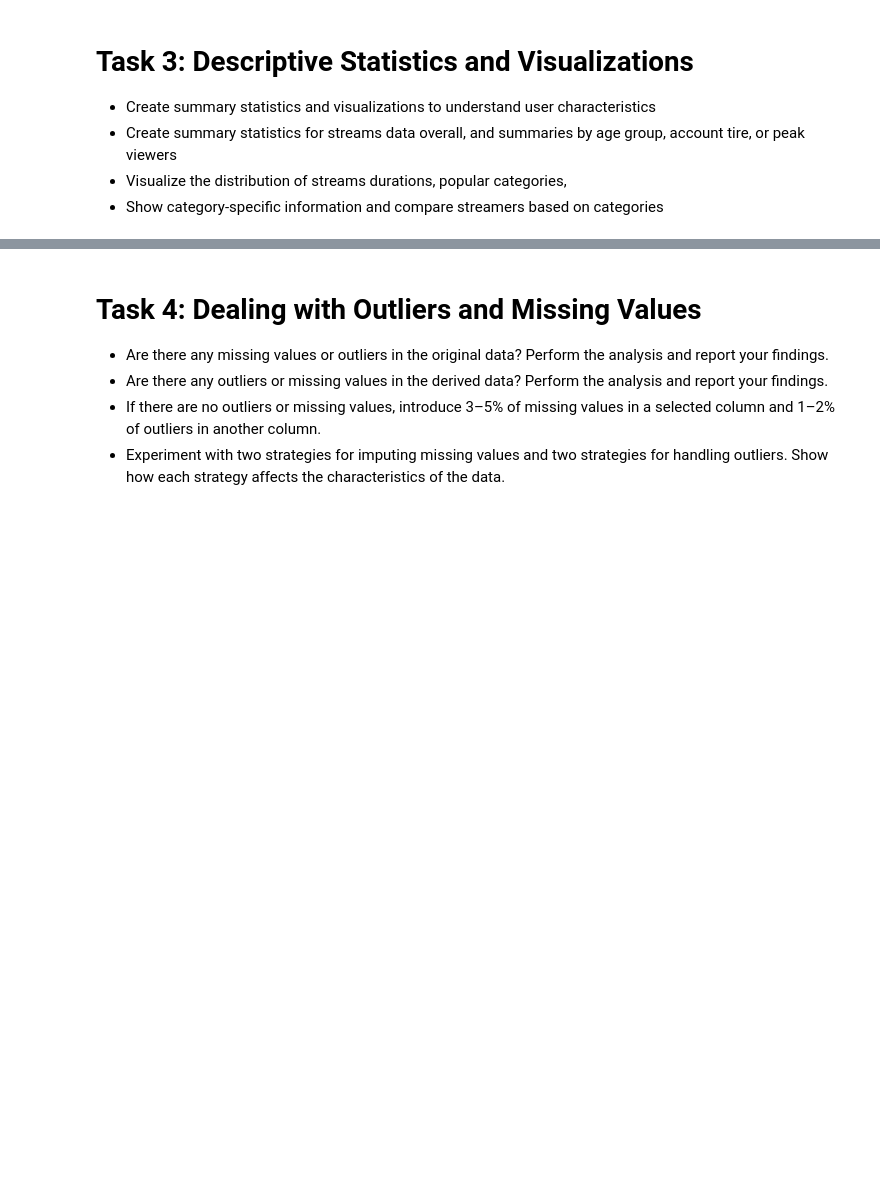
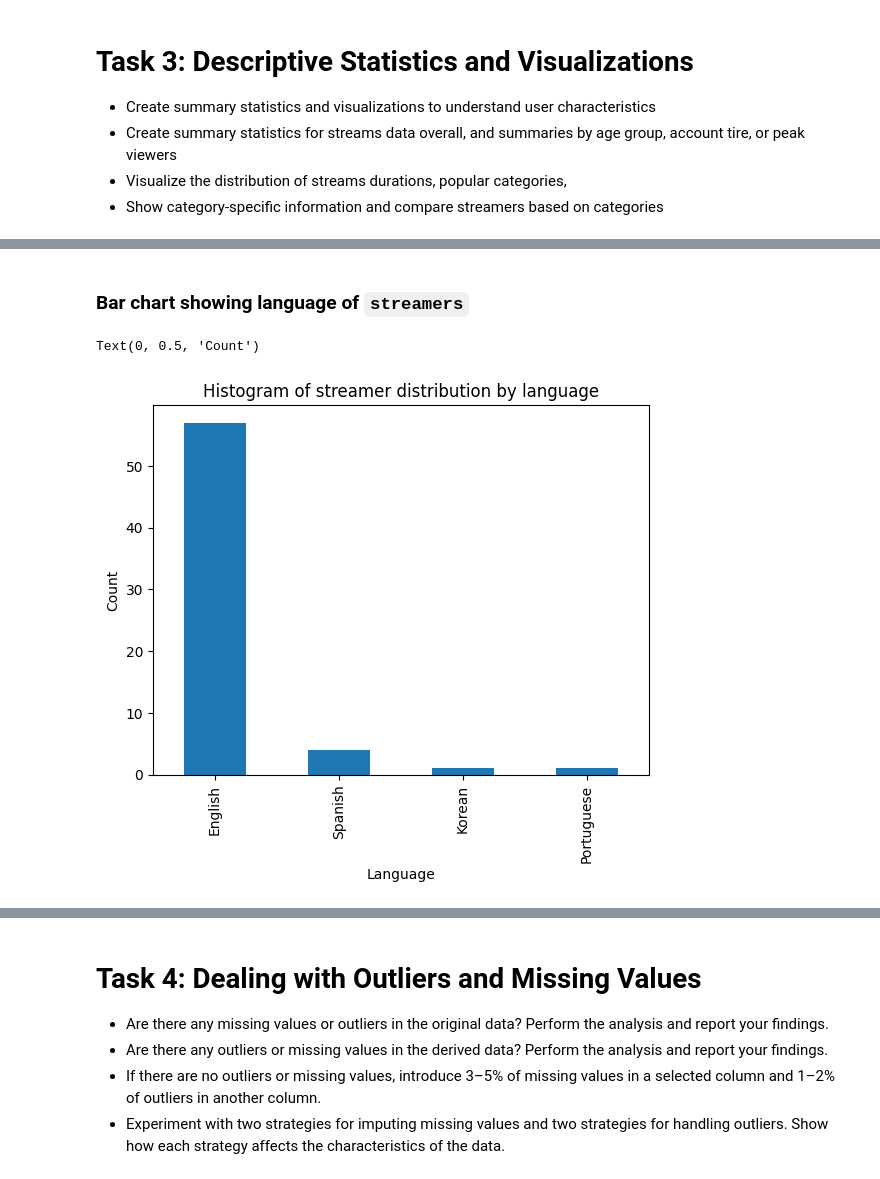
Before and after one commit to atifmmahmud/mahmud_atif_Assignment01, a Jupyter notebook: iat461_a1_atifm.ipynb, the cells around one changed output, grey strips where cells are left out. Saved outputs shown, nothing was run; the diff lists cells and outputs as text; code cells hidden in the pictures; blank space fills up the shorter version.

```diff
--- a/iat461_a1_atifm.ipynb
+++ b/iat461_a1_atifm.ipynb
@@ -566,0 +716,11 @@ The issues found are listed below:
+# %% [markdown]
+### Bar chart showing language of `streamers`
+# %%
+plt.figure()
+df_streamers["language"].value_counts().plot(kind="bar")
+plt.title("Histogram of streamer distribution by language")
+plt.xlabel("Language")
+plt.ylabel("Count")
+# %% [output]
+Text(0, 0.5, 'Count')
+[figure, added]
```
Also changed, not shown: parts of 100 cells of this notebook.
